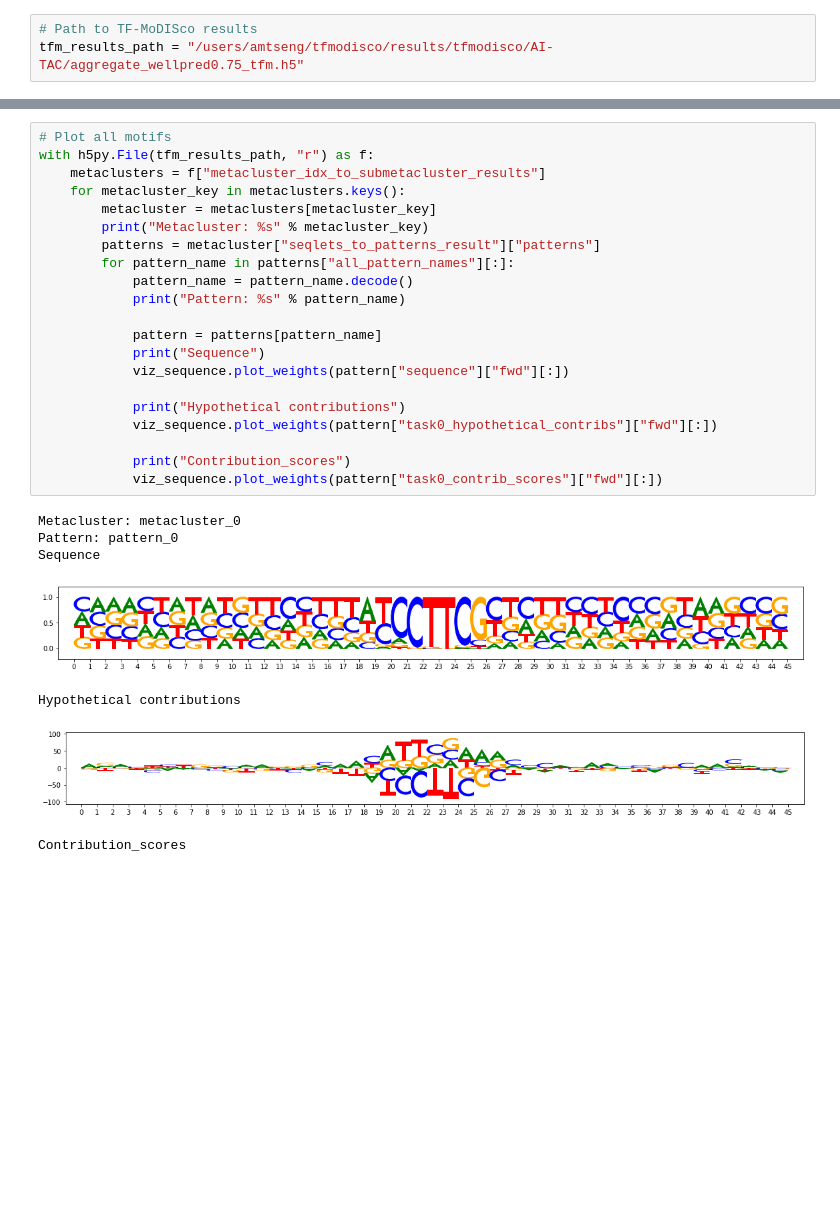
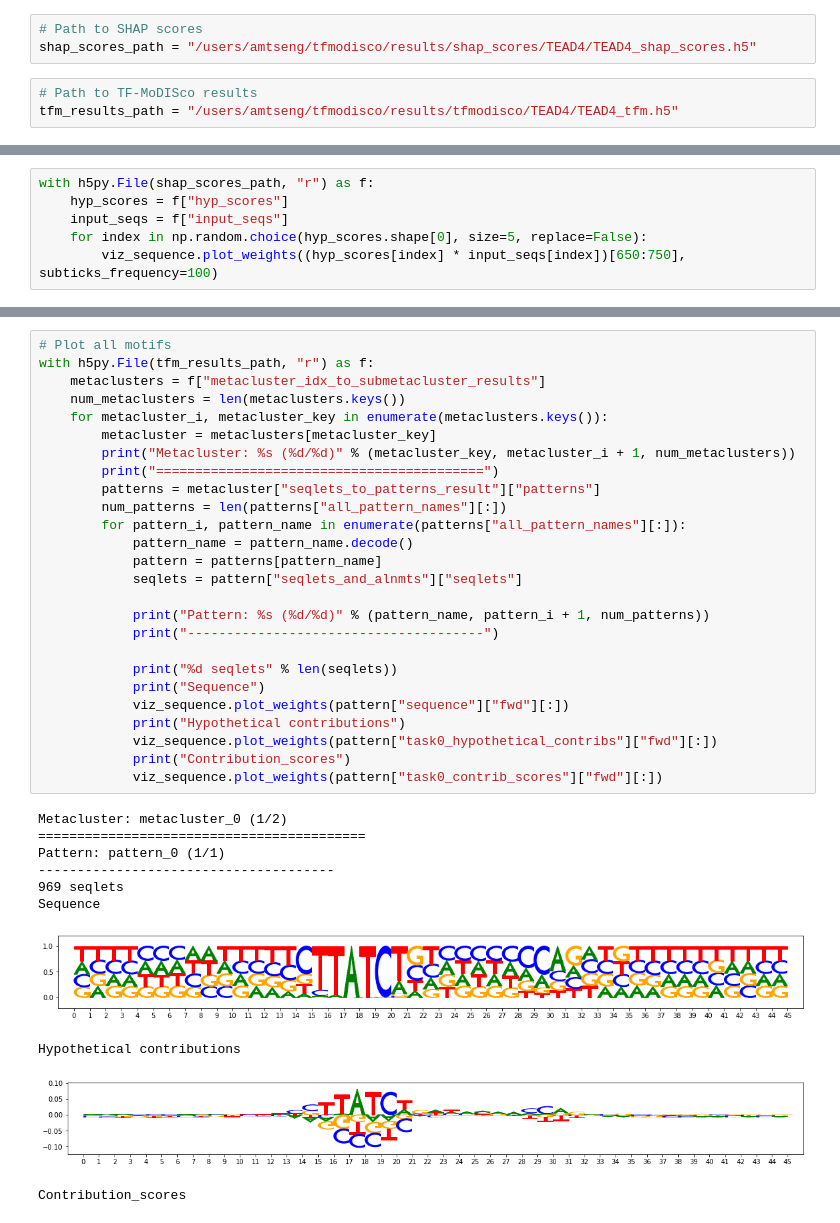
Before and after one commit to kundajelab/neural_motif_discovery, a Jupyter notebook: notebooks/view_tfmodisco_results.ipynb, the cells around one changed output, grey strips where cells are left out. Saved outputs shown, nothing was run; the diff lists cells and outputs as text; blank space fills up the shorter version.

```diff
--- a/notebooks/view_tfmodisco_results.ipynb
+++ b/notebooks/view_tfmodisco_results.ipynb
@@ -5,3 +6,6 @@ import h5py
+# %%
+# Path to SHAP scores
+shap_scores_path = "/users/amtseng/tfmodisco/results/shap_scores/TEAD4/TEAD4_shap_scores.h5"
 # %%
 # Path to TF-MoDISco results
-tfm_results_path = "/users/amtseng/tfmodisco/results/tfmodisco/AI-TAC/aggregate_wellpred0.75_tfm.h5"
+tfm_results_path = "/users/amtseng/tfmodisco/results/tfmodisco/TEAD4/TEAD4_tfm.h5"
@@ -7,0 +14,6 @@ tfm_results_path = "/users/amtseng/tfmodisco/results/tfmodisco/AI-TAC/aggregate_
+# %%
+with h5py.File(shap_scores_path, "r") as f:
+    hyp_scores = f["hyp_scores"]
+    input_seqs = f["input_seqs"]
+    for index in np.random.choice(hyp_scores.shape[0], size=5, replace=False):
+        viz_sequence.plot_weights((hyp_scores[index] * input_seqs[index])[650:750], subticks_frequency=100)
@@ -8,29 +28,37 @@ tfm_results_path = "/users/amtseng/tfmodisco/results/tfmodisco/AI-TAC/aggregate_
 # %%
 # Plot all motifs
 with h5py.File(tfm_results_path, "r") as f:
     metaclusters = f["metacluster_idx_to_submetacluster_results"]
-    for metacluster_key in metaclusters.keys():
+    num_metaclusters = len(metaclusters.keys())
+    for metacluster_i, metacluster_key in enumerate(metaclusters.keys()):
         metacluster = metaclusters[metacluster_key]
-        print("Metacluster: %s" % metacluster_key)
+        print("Metacluster: %s (%d/%d)" % (metacluster_key, metacluster_i + 1, num_metaclusters))
+        print("==========================================")
         patterns = metacluster["seqlets_to_patterns_result"]["patterns"]
-        for pattern_name in patterns["all_pattern_names"][:]:
+        num_patterns = len(patterns["all_pattern_names"][:])
+        for pattern_i, pattern_name in enumerate(patterns["all_pattern_names"][:]):
             pattern_name = pattern_name.decode()
-            print("Pattern: %s" % pattern_name)
+            pattern = patterns[pattern_name]
+            seqlets = pattern["seqlets_and_alnmts"]["seqlets"]
 
-            pattern = patterns[pattern_name]
+            print("Pattern: %s (%d/%d)" % (pattern_name, pattern_i + 1, num_patterns))
+            print("--------------------------------------")
+
+            print("%d seqlets" % len(seqlets))
             print("Sequence")
             viz_sequence.plot_weights(pattern["sequence"]["fwd"][:])
-
             print("Hypothetical contributions")
             viz_sequence.plot_weights(pattern["task0_hypothetical_contribs"]["fwd"][:])
-
             print("Contribution_scores")
             viz_sequence.plot_weights(pattern["task0_contrib_scores"]["fwd"][:])
 # %% [output]
-Metacluster: metacluster_0
-Pattern: pattern_0
+Metacluster: metacluster_0 (1/2)
+==========================================
+Pattern: pattern_0 (1/1)
+--------------------------------------
+969 seqlets
 Sequence
-[figure, old version]
+[figure, new version]
 Hypothetical contributions
-[figure, old version]
+[figure, new version]
 Contribution_scores
```
Also changed, not shown: parts of 5 cells of this notebook, 2 other files.
